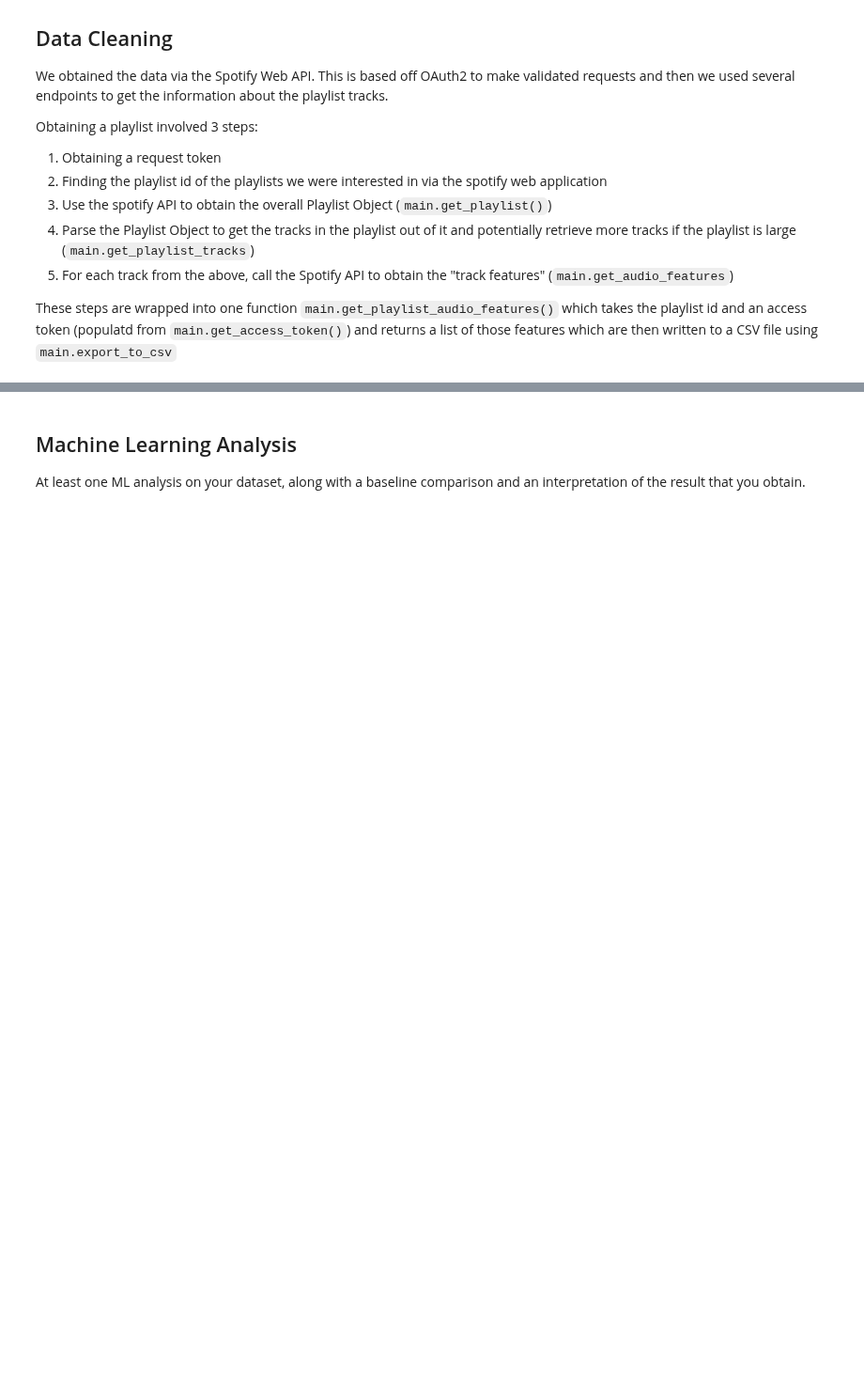
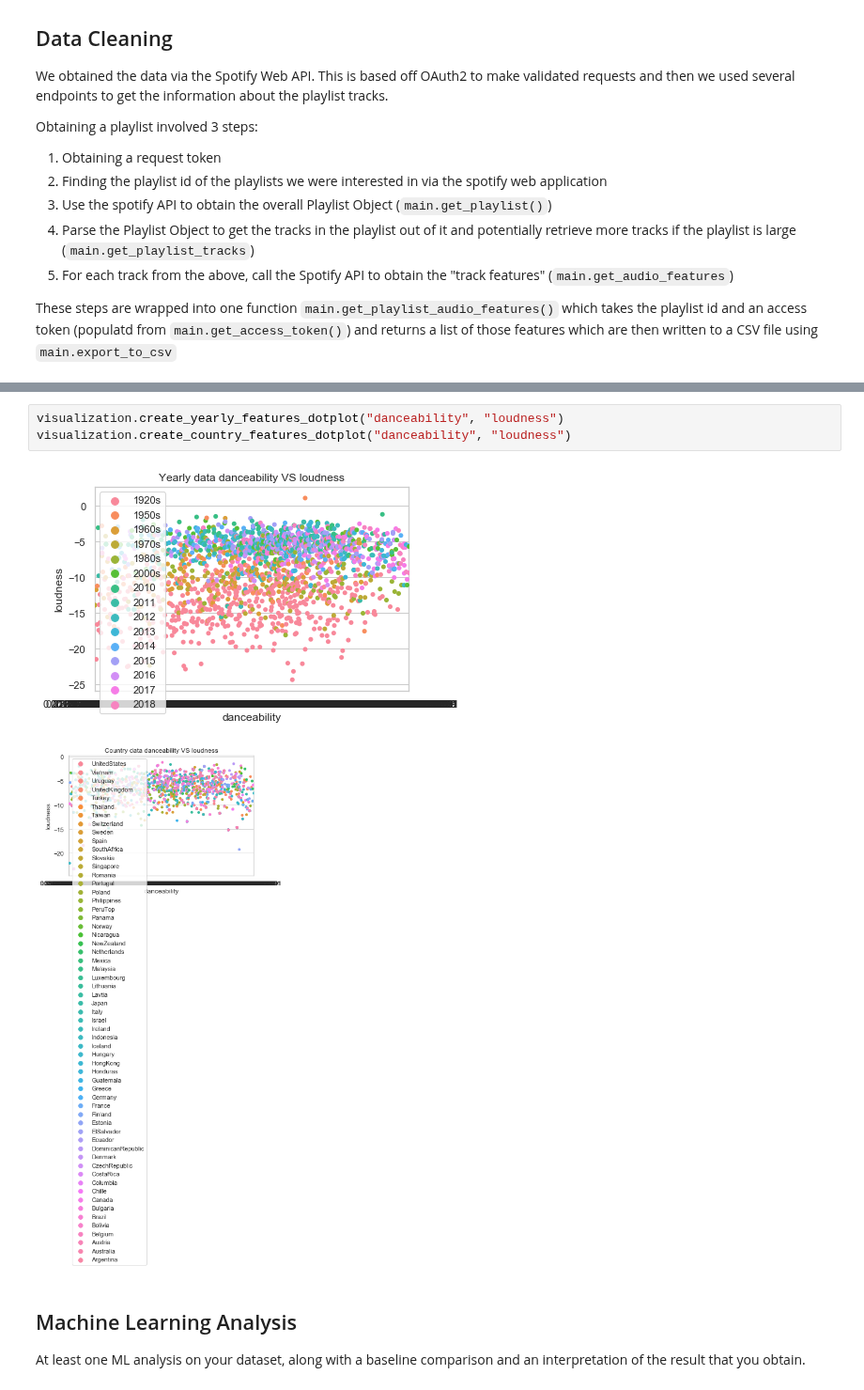
Before and after one commit to edgeslab/cs418-project-the-outliers, a Jupyter notebook: spotify-analysis/SpotifyAnalysis.ipynb, the cells around one changed output, grey strips where cells are left out. Shown at 94% size. Saved outputs shown, nothing was run; the diff lists cells and outputs as text; blank space fills up the shorter version.

```diff
--- a/spotify-analysis/SpotifyAnalysis.ipynb
+++ b/spotify-analysis/SpotifyAnalysis.ipynb
@@ -53,3 +89,9 @@ visualization.makeLoudnessBarplot("Australia", "UnitedStates")
+# %%
+visualization.create_yearly_features_dotplot("danceability", "loudness")
+visualization.create_country_features_dotplot("danceability", "loudness")
+# %% [output]
+[figure, added]
+[figure, added]
 # %% [markdown]
 ## Machine Learning Analysis
 
```
Also changed, not shown: parts of 4 cells of this notebook, 4 other files.
